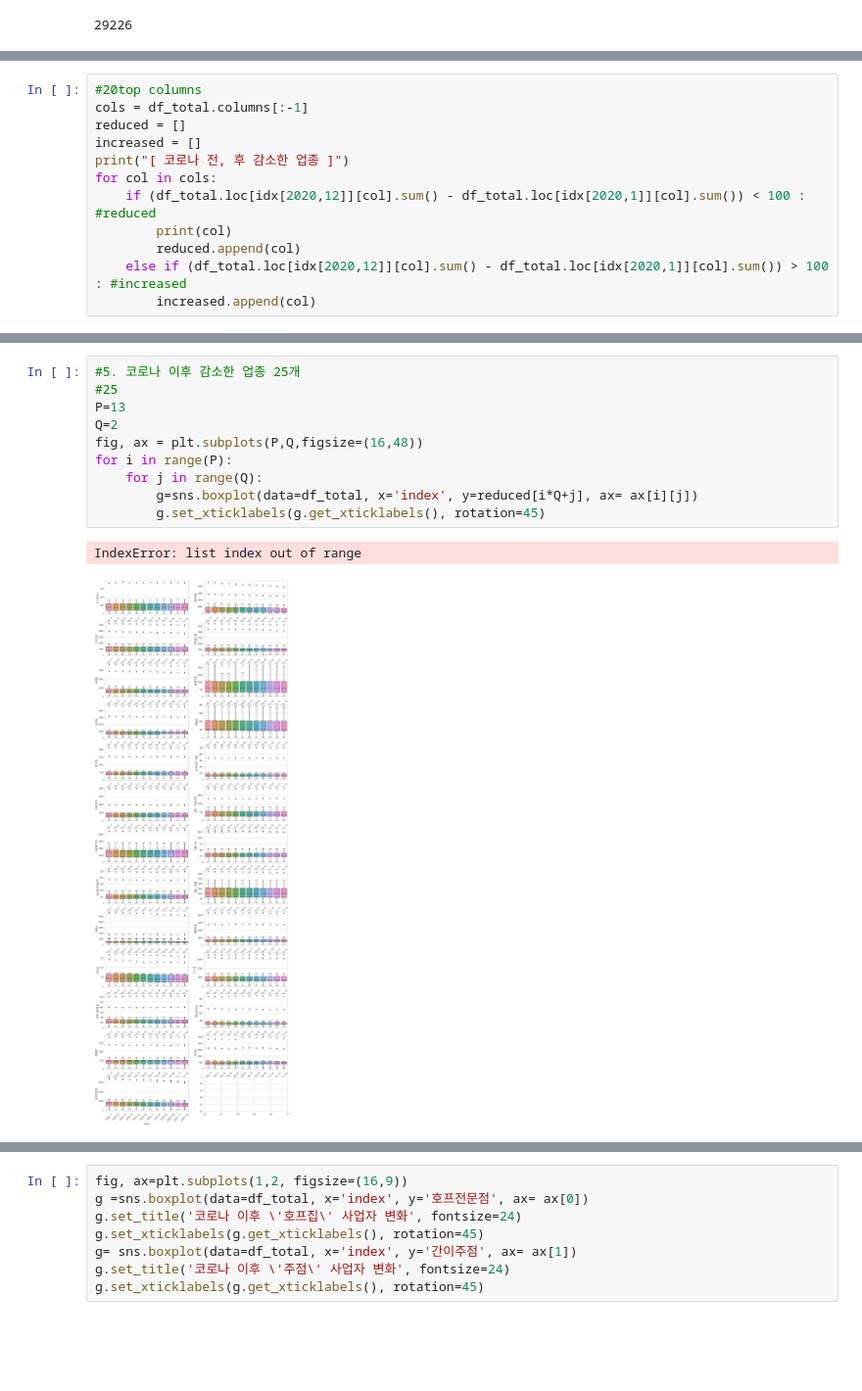
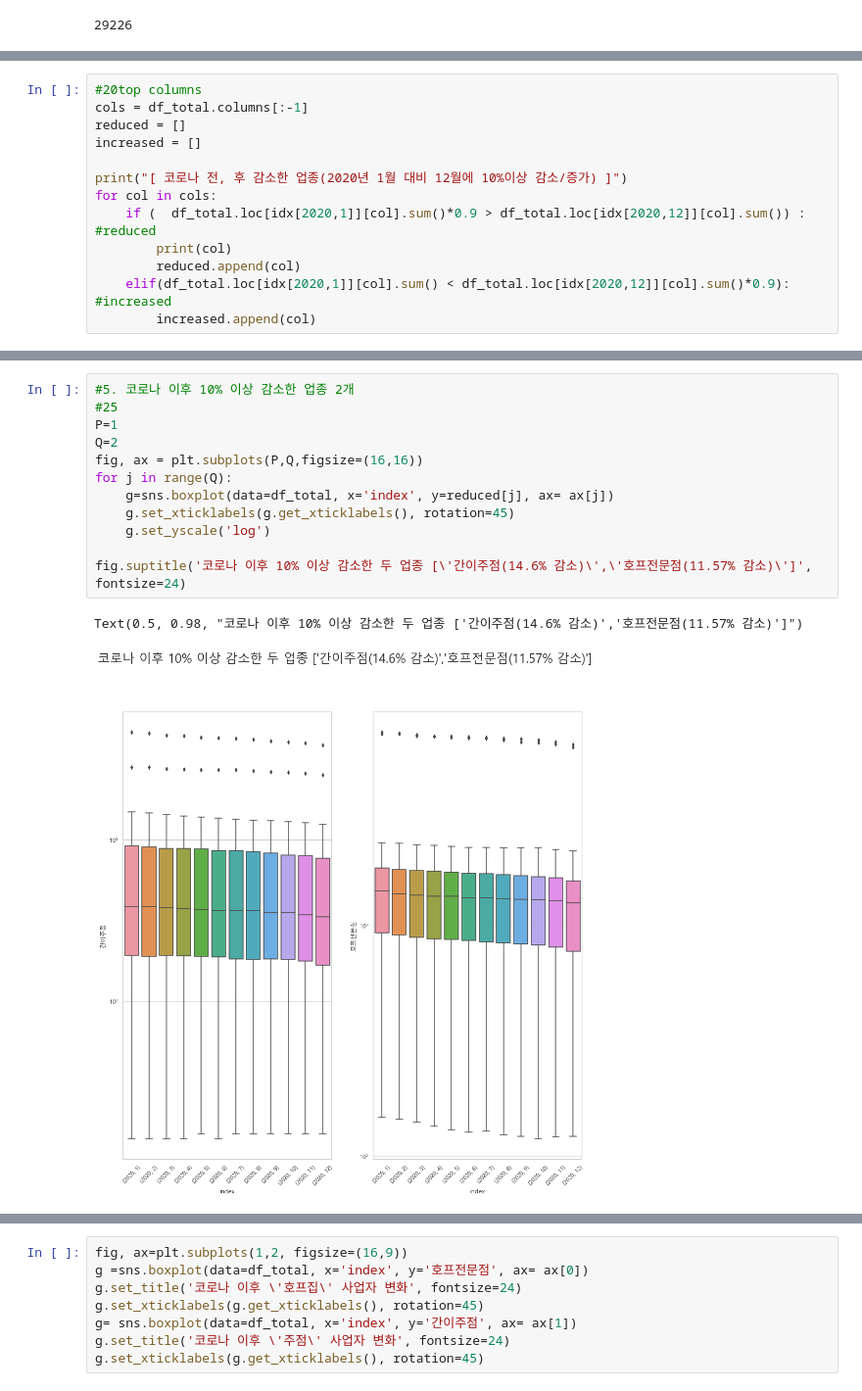
Before and after one commit to inhoinno/2021_BigData, a Jupyter notebook: Data_Visualizing1.ipynb, the cells around one changed output, grey strips where cells are left out. Shown at 98% size. Cells and saved outputs as stored; diff of their text form; blank space fills up the shorter version.

Commit message:
Figure 5,6

```diff
--- a/Data_Visualizing1.ipynb
+++ b/Data_Visualizing1.ipynb
@@ -1051,11 +1115,12 @@ Index(['가구점', '가스충전소', '가전제품수리점', '가전제품판
 cols = df_total.columns[:-1]
 reduced = []
 increased = []
-print("[ 코로나 전, 후 감소한 업종 ]")
+
+print("[ 코로나 전, 후 감소한 업종(2020년 1월 대비 12월에 10%이상 감소/증가) ]")
 for col in cols:
-    if (df_total.loc[idx[2020,12]][col].sum() - df_total.loc[idx[2020,1]][col].sum()) < 100 : #reduced
+    if (  df_total.loc[idx[2020,1]][col].sum()*0.9 > df_total.loc[idx[2020,12]][col].sum()) : #reduced
         print(col)
         reduced.append(col)
-    else if (df_total.loc[idx[2020,12]][col].sum() - df_total.loc[idx[2020,1]][col].sum()) > 100 : #increased
+    elif(df_total.loc[idx[2020,1]][col].sum() < df_total.loc[idx[2020,12]][col].sum()*0.9): #increased
         increased.append(col)
 # %% [output]
@@ -1099,13 +1146,15 @@ reduced, len(reduced)
 # %%
-#5. 코로나 이후 감소한 업종 25개
+#5. 코로나 이후 10% 이상 감소한 업종 2개
 #25
-P=13
+P=1
 Q=2
-fig, ax = plt.subplots(P,Q,figsize=(16,48))
-for i in range(P):
-    for j in range(Q):
-        g=sns.boxplot(data=df_total, x='index', y=reduced[i*Q+j], ax= ax[i][j])
-        g.set_xticklabels(g.get_xticklabels(), rotation=45)
+fig, ax = plt.subplots(P,Q,figsize=(16,16))
+for j in range(Q):
+    g=sns.boxplot(data=df_total, x='index', y=reduced[j], ax= ax[j])
+    g.set_xticklabels(g.get_xticklabels(), rotation=45)
+    g.set_yscale('log')
+
+fig.suptitle('코로나 이후 10% 이상 감소한 두 업종 [\'간이주점(14.6% 감소)\',\'호프전문점(11.57% 감소)\']', fontsize=24)
 # %% [output]
-IndexError: list index out of range
+Text(0.5, 0.98, "코로나 이후 10% 이상 감소한 두 업종 ['간이주점(14.6% 감소)','호프전문점(11.57% 감소)']")
-[figure, old version]
+[figure, new version]
```
Also changed, not shown: parts of 23 cells of this notebook, 5 other files.
